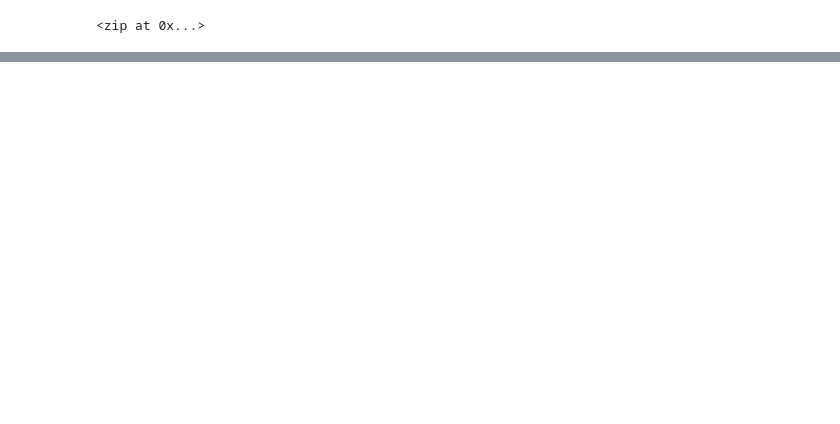
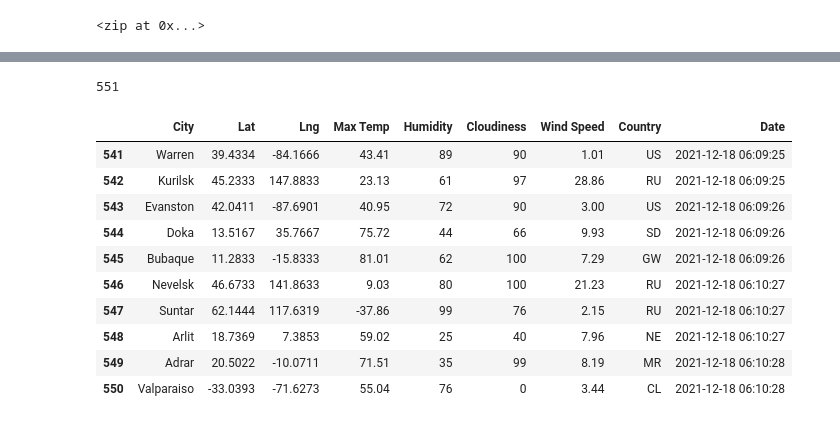
Before and after one commit to AndyHerron/World_Weather_Analysis, a Jupyter notebook: WeatherPy.ipynb, the cells around one changed output, grey strips where cells are left out. Saved outputs shown, nothing was run; the diff lists cells and outputs as text; code cells hidden in the pictures; blank space fills up the shorter version.

```diff
--- a/WeatherPy.ipynb
+++ b/WeatherPy.ipynb
@@ -6,3 +19,6 @@ import numpy as np
+# %%
+# Starting URL for Weather Map API Call.
+url = "http://api.openweathermap.org/data/2.5/weather?units=Imperial&APPID=" + weather_api_key
 # %%
 # Create a set of random latitude and longitude combinations.
 lats = np.random.uniform(low=-90.000, high=90.000, size=1500)
@@ -33,0 +127,20 @@ len(cities)
+# %%
+len(city_data)
+# %% [output]
+551
+# %%
+# Convert the array of dictionaries to a Pandas DataFrame.
+city_data_df = pd.DataFrame(city_data)
+city_data_df.tail(10)
+# %% [output]
+|  | City | Lat | Lng | Max Temp | Humidity | Cloudiness | Wind Speed | Country | Date |
+| 541 | Warren | 39.4334 | -84.1666 | 43.41 | 89 | 90 | 1.01 | US | 2021-12-18 06:09:25 |
+| 542 | Kurilsk | 45.2333 | 147.8833 | 23.13 | 61 | 97 | 28.86 | RU | 2021-12-18 06:09:25 |
+| 543 | Evanston | 42.0411 | -87.6901 | 40.95 | 72 | 90 | 3.00 | US | 2021-12-18 06:09:26 |
+| 544 | Doka | 13.5167 | 35.7667 | 75.72 | 44 | 66 | 9.93 | SD | 2021-12-18 06:09:26 |
+| 545 | Bubaque | 11.2833 | -15.8333 | 81.01 | 62 | 100 | 7.29 | GW | 2021-12-18 06:09:26 |
+| 546 | Nevelsk | 46.6733 | 141.8633 | 9.03 | 80 | 100 | 21.23 | RU | 2021-12-18 06:10:27 |
+| 547 | Suntar | 62.1444 | 117.6319 | -37.86 | 99 | 76 | 2.15 | RU | 2021-12-18 06:10:27 |
+| 548 | Arlit | 18.7369 | 7.3853 | 59.02 | 25 | 40 | 7.96 | NE | 2021-12-18 06:10:27 |
+| 549 | Adrar | 20.5022 | -10.0711 | 71.51 | 35 | 99 | 8.19 | MR | 2021-12-18 06:10:28 |
+| 550 | Valparaiso | -33.0393 | -71.6273 | 55.04 | 76 | 0 | 3.44 | CL | 2021-12-18 06:10:28 |
```
Also changed, not shown: parts of 9 cells of this notebook, 3 other files.
